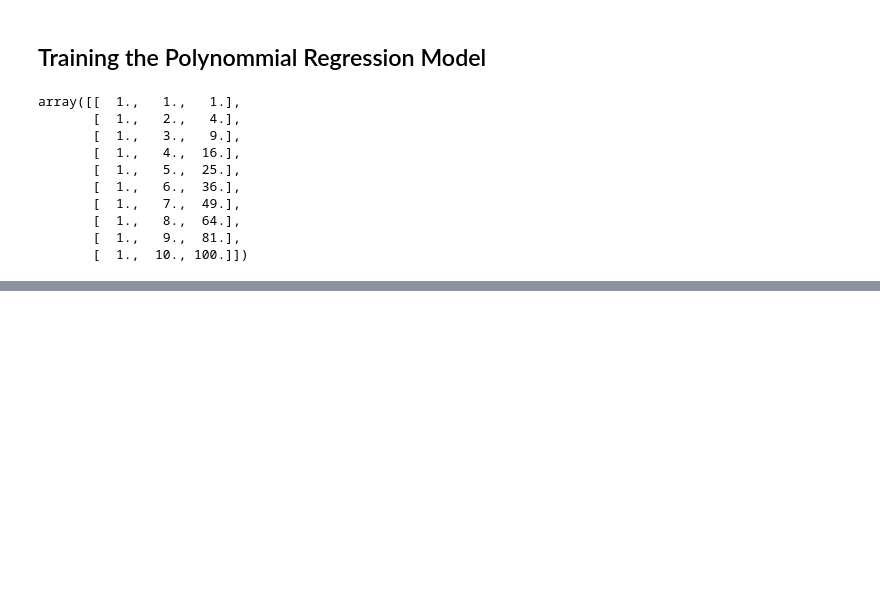
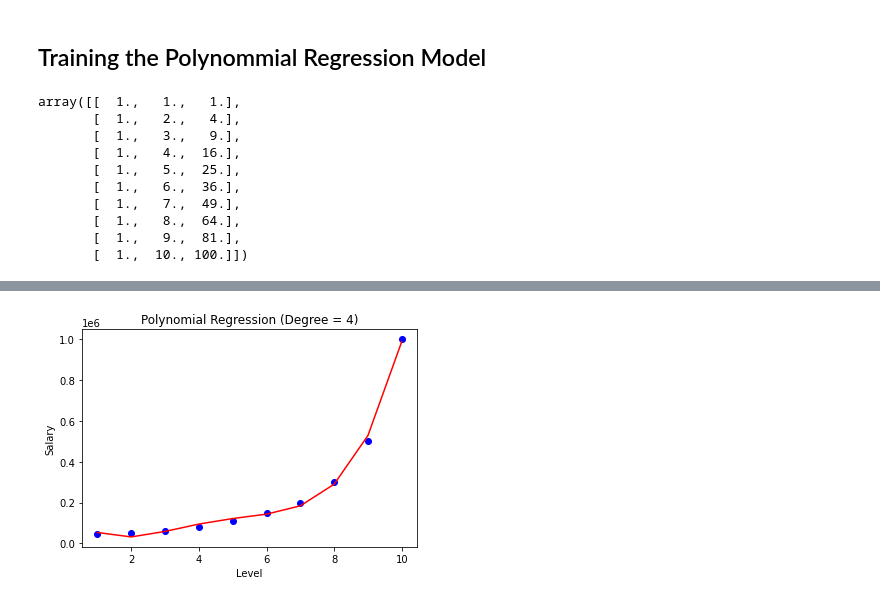
Before and after one commit to deepak-chouhan/ML-Algorithms-Practice, a Jupyter notebook: Regression/3_Polynomial-Regression/Polynomial-Regression.ipynb, the cells around one changed output, grey strips where cells are left out. Cells and saved outputs as stored; diff of their text form; code cells hidden in the pictures; blank space fills up the shorter version.

```diff
--- a/Regression/3_Polynomial-Regression/Polynomial-Regression.ipynb
+++ b/Regression/3_Polynomial-Regression/Polynomial-Regression.ipynb
@@ -82,0 +120,9 @@ array([[  1.,   1.,   1.],
+# %%
+plt.scatter(X, y, c="blue")
+plt.plot(X, linear_reg_3.predict(X_poly_higher), c="red")
+plt.title("Polynomial Regression (Degree = 4)")
+plt.xlabel("Level")
+plt.ylabel("Salary")
+plt.show()
+# %% [output]
+[figure, added]
```
Also changed, not shown: parts of 16 cells of this notebook, 3 other files.
